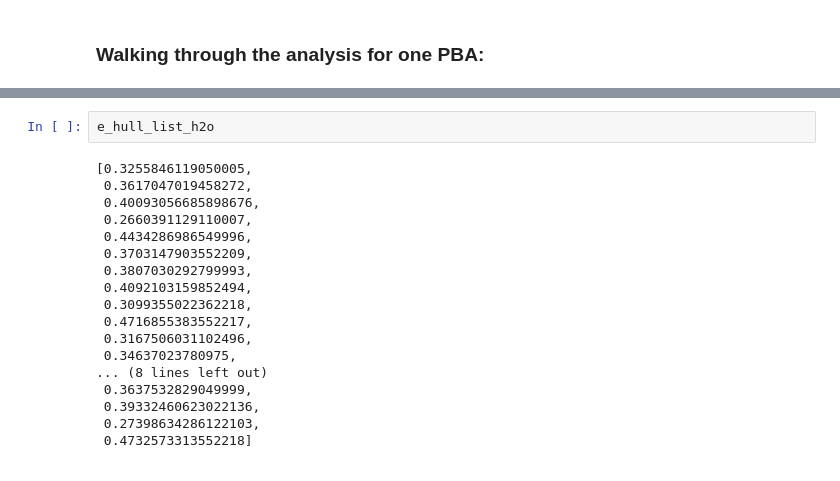
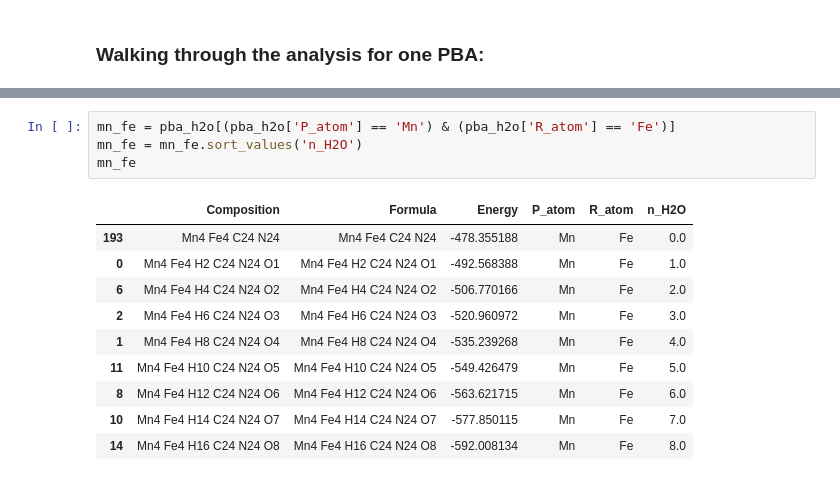
Before and after one commit to ewoodbury/my_pba_analysis, a Jupyter notebook: 04 - Hydration Analysis.ipynb, the cells around one changed output, grey strips where cells are left out. Drawn from its saved outputs; the diff is of its cells as text.

```diff
--- a/04 - Hydration Analysis.ipynb
+++ b/04 - Hydration Analysis.ipynb
@@ -452,20 +319,15 @@ Therefore, we can conclude that none of the given PBAs are stable at 100% hydrat
-# %%
-e_hull_list_h2o
-# %% [output]
-[0.3255846119050005,
- 0.3617047019458272,
- 0.40093056685898676,
- 0.2660391129110007,
- 0.4434286986549996,
- 0.3703147903552209,
- 0.3807030292799993,
- 0.4092103159852494,
- 0.3099355022362218,
- 0.4716855383552217,
- 0.3167506031102496,
- 0.34637023780975,
-... (8 lines left out)
- 0.3637532829049999,
- 0.39332460623022136,
- 0.27398634286122103,
- 0.4732573313552218]
+# %%
+mn_fe = pba_h2o[(pba_h2o['P_atom'] == 'Mn') & (pba_h2o['R_atom'] == 'Fe')]
+mn_fe = mn_fe.sort_values('n_H2O')
+mn_fe
+# %% [output]
+|  | Composition | Formula | Energy | P_atom | R_atom | n_H2O |
+| 193 | Mn4 Fe4 C24 N24 | Mn4 Fe4 C24 N24 | -478.355188 | Mn | Fe | 0.0 |
+| 0 | Mn4 Fe4 H2 C24 N24 O1 | Mn4 Fe4 H2 C24 N24 O1 | -492.568388 | Mn | Fe | 1.0 |
+| 6 | Mn4 Fe4 H4 C24 N24 O2 | Mn4 Fe4 H4 C24 N24 O2 | -506.770166 | Mn | Fe | 2.0 |
+| 2 | Mn4 Fe4 H6 C24 N24 O3 | Mn4 Fe4 H6 C24 N24 O3 | -520.960972 | Mn | Fe | 3.0 |
+| 1 | Mn4 Fe4 H8 C24 N24 O4 | Mn4 Fe4 H8 C24 N24 O4 | -535.239268 | Mn | Fe | 4.0 |
+| 11 | Mn4 Fe4 H10 C24 N24 O5 | Mn4 Fe4 H10 C24 N24 O5 | -549.426479 | Mn | Fe | 5.0 |
+| 8 | Mn4 Fe4 H12 C24 N24 O6 | Mn4 Fe4 H12 C24 N24 O6 | -563.621715 | Mn | Fe | 6.0 |
+| 10 | Mn4 Fe4 H14 C24 N24 O7 | Mn4 Fe4 H14 C24 N24 O7 | -577.850115 | Mn | Fe | 7.0 |
+| 14 | Mn4 Fe4 H16 C24 N24 O8 | Mn4 Fe4 H16 C24 N24 O8 | -592.008134 | Mn | Fe | 8.0 |
```
Also changed, not shown: parts of 67 cells of this notebook.
